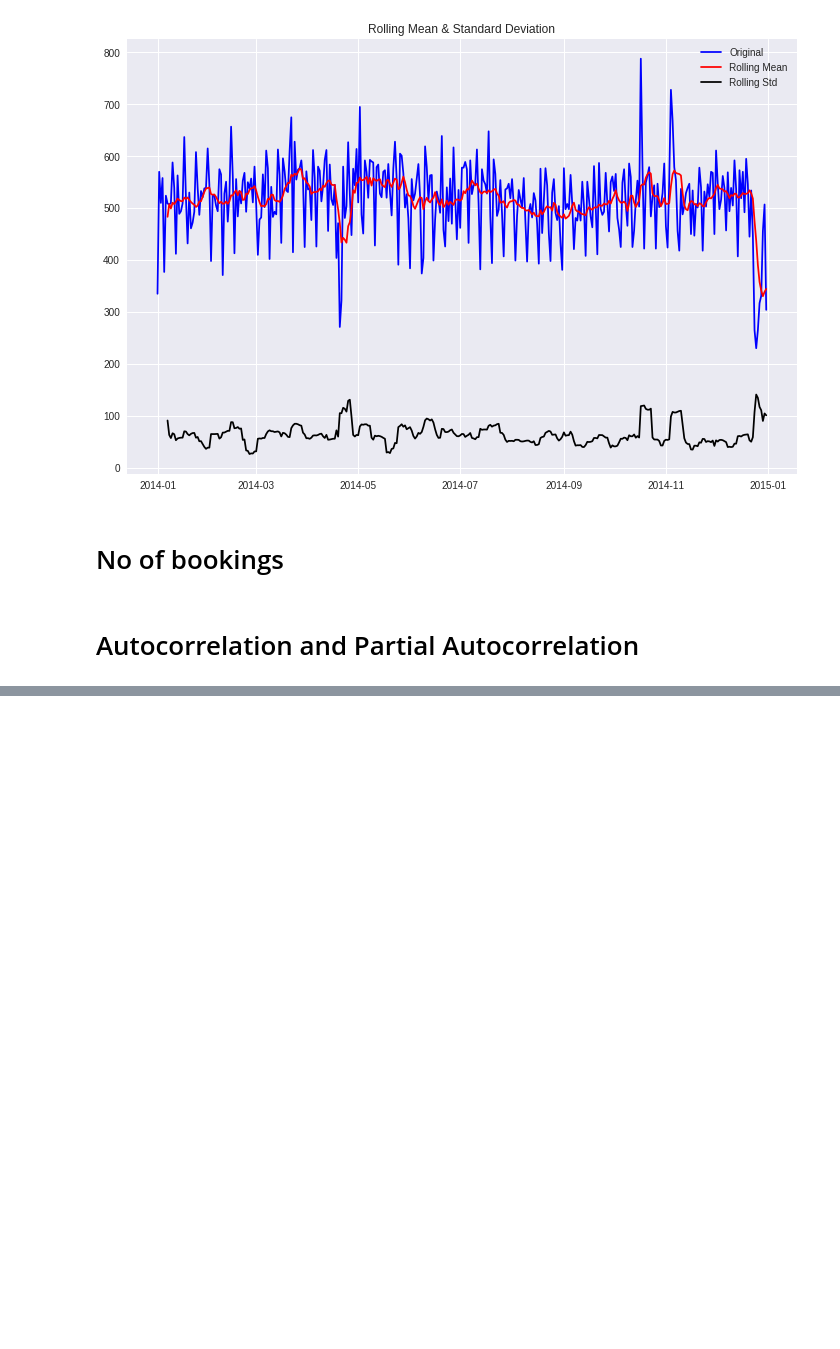
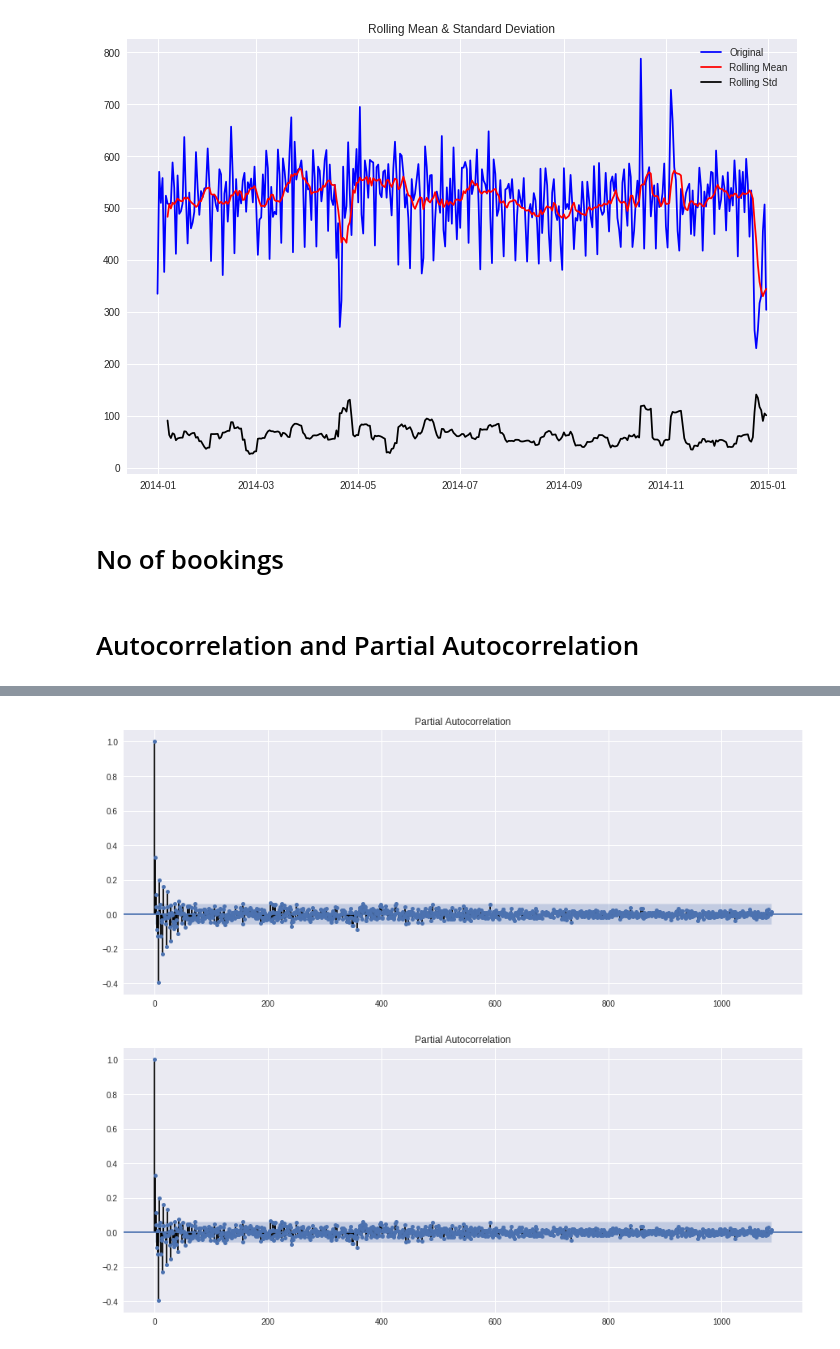
Before and after one commit to jawaharreddy/Flinkster-Data-Analysis, a Jupyter notebook: ARIMA_model.ipynb, the cells around one changed output, grey strips where cells are left out. Cells and saved outputs as stored; diff of their text form; code cells hidden in the pictures; blank space fills up the shorter version.

```diff
--- a/ARIMA_model.ipynb
+++ b/ARIMA_model.ipynb
@@ -151,0 +183,5 @@ plot_pacf(per_day.iloc[:,1].dropna(inplace = False), lags = 100)
+# %%
+plot_pacf(per_day['Seasonal First Difference'].dropna())
+# %% [output]
+[figure, added]
+[figure, added]
```
Also changed, not shown: parts of 9 cells of this notebook.
